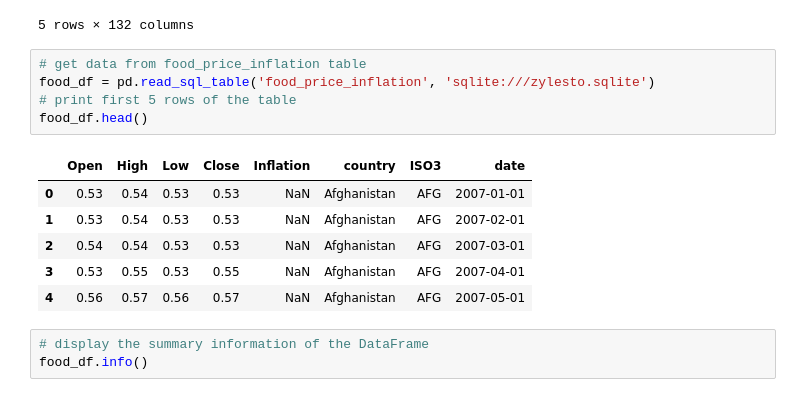
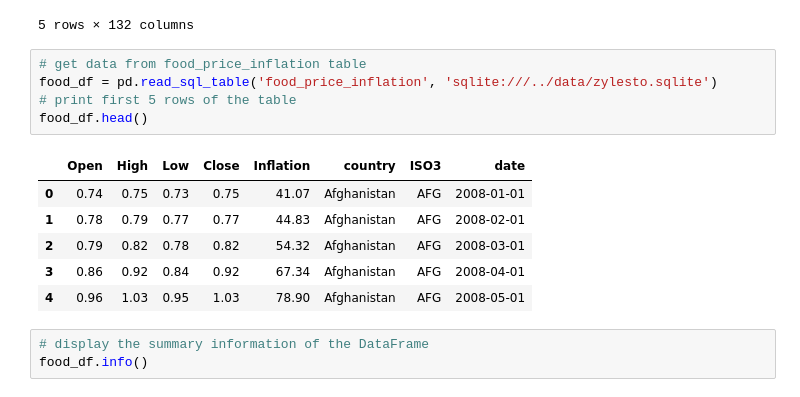
Before and after one commit to Zylesto/made-template, a Jupyter notebook: project/report.ipynb, the cells around one changed output. Drawn from its saved outputs; the diff is of its cells as text.

```diff
--- a/project/report.ipynb
+++ b/project/report.ipynb
@@ -91,16 +91,16 @@ temp_df.head()
 5 rows × 132 columns
 # %%
 # get data from food_price_inflation table
-food_df = pd.read_sql_table('food_price_inflation', 'sqlite:///zylesto.sqlite')
+food_df = pd.read_sql_table('food_price_inflation', 'sqlite:///../data/zylesto.sqlite')
 # print first 5 rows of the table
 food_df.head()
 # %% [output]
 |  | Open | High | Low | Close | Inflation | country | ISO3 | date |
-| 0 | 0.53 | 0.54 | 0.53 | 0.53 | NaN | Afghanistan | AFG | 2007-01-01 |
-| 1 | 0.53 | 0.54 | 0.53 | 0.53 | NaN | Afghanistan | AFG | 2007-02-01 |
-| 2 | 0.54 | 0.54 | 0.53 | 0.53 | NaN | Afghanistan | AFG | 2007-03-01 |
-| 3 | 0.53 | 0.55 | 0.53 | 0.55 | NaN | Afghanistan | AFG | 2007-04-01 |
-| 4 | 0.56 | 0.57 | 0.56 | 0.57 | NaN | Afghanistan | AFG | 2007-05-01 |
+| 0 | 0.74 | 0.75 | 0.73 | 0.75 | 41.07 | Afghanistan | AFG | 2008-01-01 |
+| 1 | 0.78 | 0.79 | 0.77 | 0.77 | 44.83 | Afghanistan | AFG | 2008-02-01 |
+| 2 | 0.79 | 0.82 | 0.78 | 0.82 | 54.32 | Afghanistan | AFG | 2008-03-01 |
+| 3 | 0.86 | 0.92 | 0.84 | 0.92 | 67.34 | Afghanistan | AFG | 2008-04-01 |
+| 4 | 0.96 | 1.03 | 0.95 | 1.03 | 78.90 | Afghanistan | AFG | 2008-05-01 |
 # %%
 # display the summary information of the DataFrame
 food_df.info()
```
Also changed, not shown: parts of 3 cells of this notebook.
